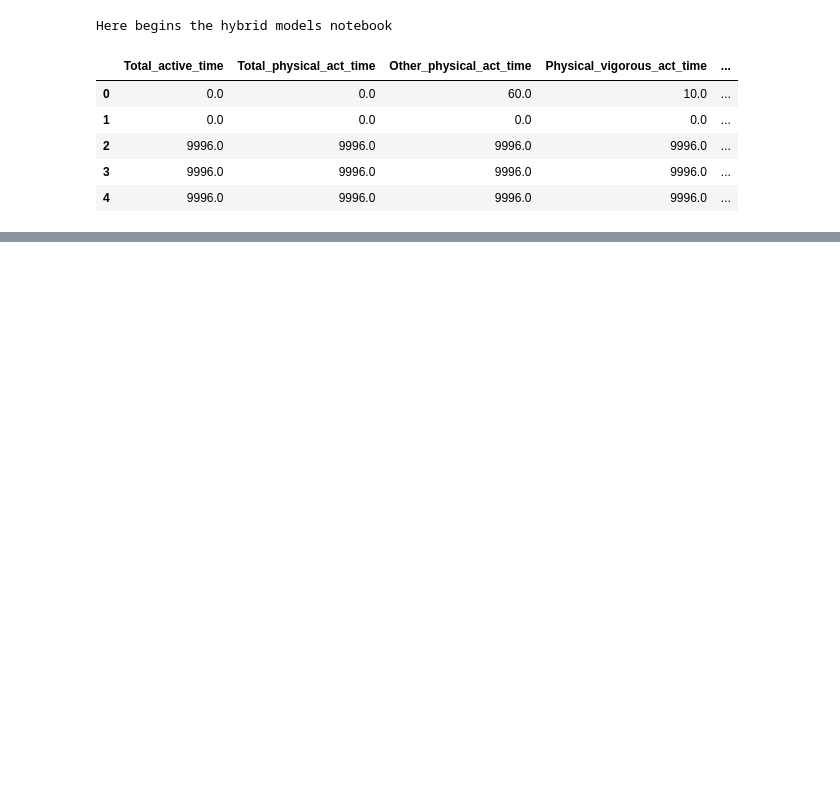
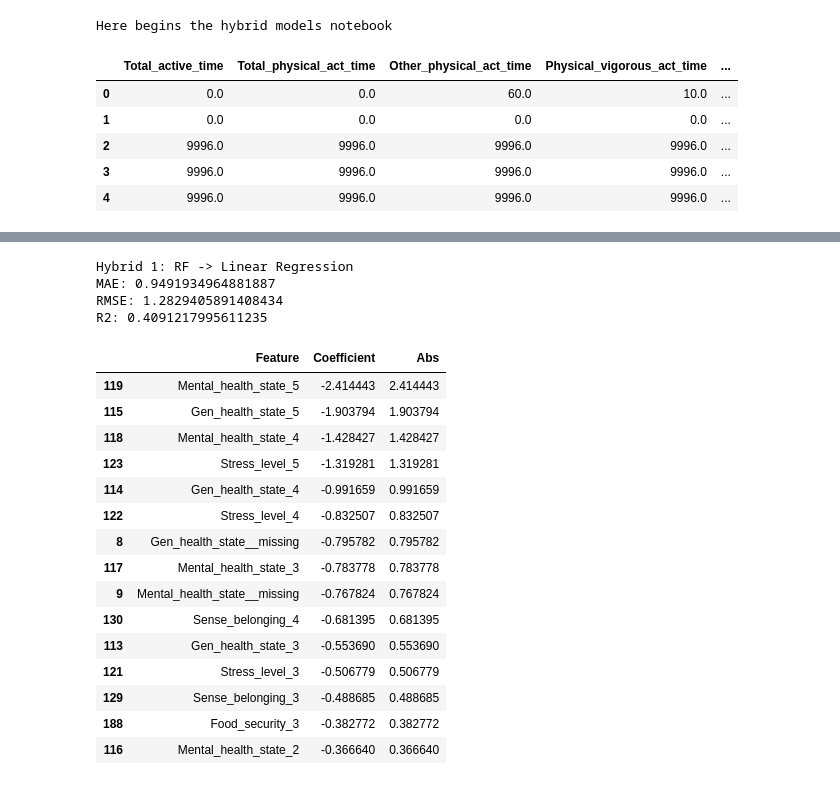
Before and after one commit to mateidiana/WellBeingModelling, a Jupyter notebook: notebooks/hybrid_models/03_3_hybrid_models_global_mh_patterns.ipynb, the cells around one changed output, grey strips where cells are left out. Drawn from its saved outputs; the diff is of its cells as text; code cells hidden in the pictures; blank space fills up the shorter version.

Commit message:
add first hybrid model for canadian survey dataset

```diff
--- a/notebooks/hybrid_models/03_3_hybrid_models_global_mh_patterns.ipynb
+++ b/notebooks/hybrid_models/03_3_hybrid_models_global_mh_patterns.ipynb
@@ -28,0 +64,13 @@ df_ml.head()
+# %%
+# Drop rows with missing target
+df = df.dropna(subset=["Life_satisfaction"]).copy()
+
+# Drop original target dummy columns and missing indicator
+df = df.drop(columns=life_cols + ["Life_satisfaction__missing"])
+
+# Define predictors and target
+X = df.drop(columns=["Life_satisfaction"])
+y = df["Life_satisfaction"]
+
+print(X.shape, y.shape)
+print("Missing values in target:", y.isna().sum())
@@ -28,0 +80,10 @@ df_ml.head()
+# %%
+# Split data (regression - no stratification)
+X_train, X_test, y_train, y_test = train_test_split(
+    X, y,
+    test_size=0.2,
+    random_state=42
+)
+
+print("Train shape:", X_train.shape)
+print("Test shape:", X_test.shape)
@@ -28,0 +122,42 @@ df_ml.head()
+# %%
+# Linear Regression on selected features
+linreg_hybrid = LinearRegression()
+
+linreg_hybrid.fit(X_train_sel, y_train)
+y_pred_hybrid1 = linreg_hybrid.predict(X_test_sel)
+
+print("Hybrid 1: RF -> Linear Regression")
+print("MAE:", mean_absolute_error(y_test, y_pred_hybrid1))
+print("RMSE:", np.sqrt(mean_squared_error(y_test, y_pred_hybrid1)))
+print("R2:", r2_score(y_test, y_pred_hybrid1))
+# %% [output]
+Hybrid 1: RF -> Linear Regression
+MAE: 0.9491934964881887
+RMSE: 1.2829405891408434
+R2: 0.4091217995611235
+# %%
+# Interpret coefficients
+coef_df = pd.DataFrame({
+    "Feature": selected_features,
+    "Coefficient": linreg_hybrid.coef_
+})
+
+coef_df["Abs"] = coef_df["Coefficient"].abs()
+coef_df.sort_values("Abs", ascending=False).head(15)
+# %% [output]
+|  | Feature | Coefficient | Abs |
+| 119 | Mental_health_state_5 | -2.414443 | 2.414443 |
+| 115 | Gen_health_state_5 | -1.903794 | 1.903794 |
+| 118 | Mental_health_state_4 | -1.428427 | 1.428427 |
+| 123 | Stress_level_5 | -1.319281 | 1.319281 |
+| 114 | Gen_health_state_4 | -0.991659 | 0.991659 |
+| 122 | Stress_level_4 | -0.832507 | 0.832507 |
+| 8 | Gen_health_state__missing | -0.795782 | 0.795782 |
+| 117 | Mental_health_state_3 | -0.783778 | 0.783778 |
+| 9 | Mental_health_state__missing | -0.767824 | 0.767824 |
+| 130 | Sense_belonging_4 | -0.681395 | 0.681395 |
+| 113 | Gen_health_state_3 | -0.553690 | 0.553690 |
+| 121 | Stress_level_3 | -0.506779 | 0.506779 |
+| 129 | Sense_belonging_3 | -0.488685 | 0.488685 |
+| 188 | Food_security_3 | -0.382772 | 0.382772 |
+| 116 | Mental_health_state_2 | -0.366640 | 0.366640 |
```
Also changed, not shown: parts of 4 cells of this notebook.
